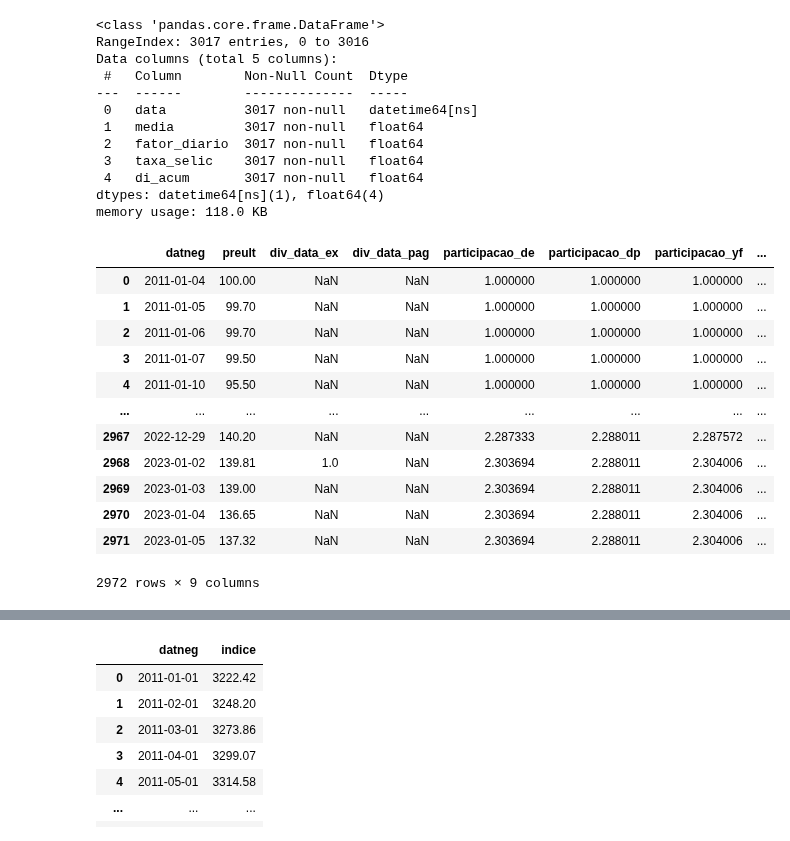
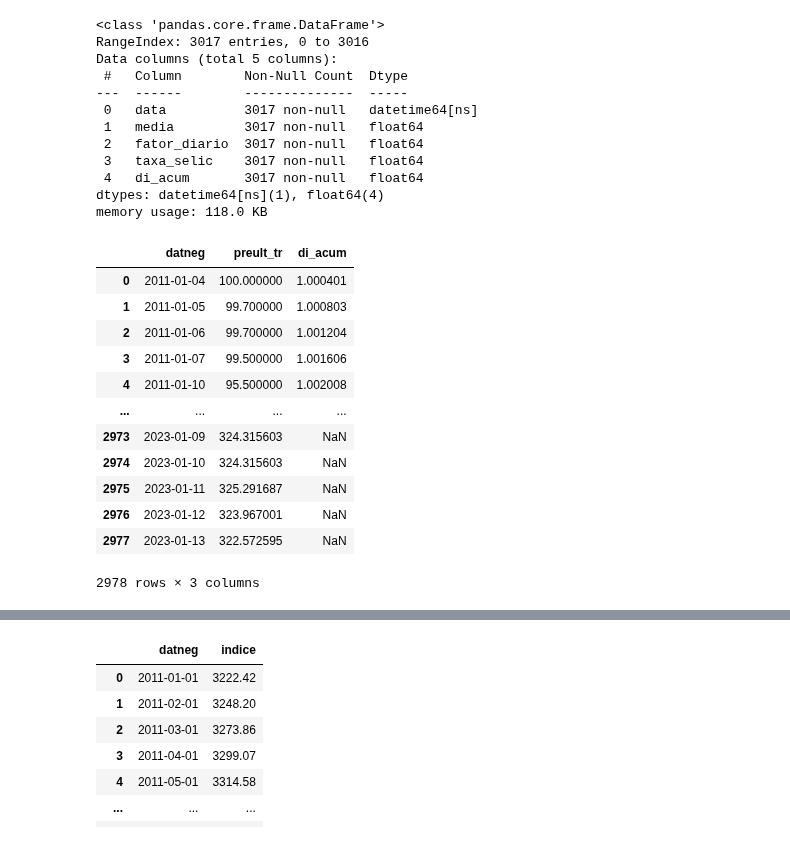
Before and after one commit to crdcj/medium, a Jupyter notebook: KNRI_PERF/knri.ipynb, the cells around one changed output, grey strips where cells are left out. Drawn from its saved outputs; the diff is of its cells as text; code cells hidden in the pictures.

```diff
--- a/KNRI_PERF/knri.ipynb
+++ b/KNRI_PERF/knri.ipynb
@@ -5,10 +5,10 @@ from evento import ajustar_datas
 # %%
 # Fundo sem histórico completo de preços no Yahoo Finance
 # Carregar histórico da B3
-precos = (
-    pd.read_csv('data/knri.csv', parse_dates=['datneg'])
+cotas = (
+    pd.read_csv('./data/knri_tr.csv', parse_dates=['datneg'])
     # a série da B3 começa em "2010-12-01" -> vamos começar em "2011-01-01"
     .query('datneg >= "2011-01-01"')
 )
-precos
+cotas
 # %% [output]
@@ -408,20 +97,20 @@ Data columns (total 5 columns):
 dtypes: datetime64[ns](1), float64(4)
 memory usage: 118.0 KB
 # %%
-tr = tr.merge(di[["data", "di_acum"]], how="left", left_on="datneg", right_on="data")
-tr.drop(columns=["data"], inplace=True)
-tr
+cotas = cotas.merge(di[["data", "di_acum"]], how="left", left_on="datneg", right_on="data")
+cotas.drop(columns=["data"], inplace=True)
+cotas
 # %% [output]
-|  | datneg | preult | div_data_ex | div_data_pag | participacao_de | participacao_dp | participacao_yf | ... |
-| 0 | 2011-01-04 | 100.00 | NaN | NaN | 1.000000 | 1.000000 | 1.000000 | ... |
-| 1 | 2011-01-05 | 99.70 | NaN | NaN | 1.000000 | 1.000000 | 1.000000 | ... |
-| 2 | 2011-01-06 | 99.70 | NaN | NaN | 1.000000 | 1.000000 | 1.000000 | ... |
-| 3 | 2011-01-07 | 99.50 | NaN | NaN | 1.000000 | 1.000000 | 1.000000 | ... |
-| 4 | 2011-01-10 | 95.50 | NaN | NaN | 1.000000 | 1.000000 | 1.000000 | ... |
-| ... | ... | ... | ... | ... | ... | ... | ... | ... |
-| 2967 | 2022-12-29 | 140.20 | NaN | NaN | 2.287333 | 2.288011 | 2.287572 | ... |
-| 2968 | 2023-01-02 | 139.81 | 1.0 | NaN | 2.303694 | 2.288011 | 2.304006 | ... |
-| 2969 | 2023-01-03 | 139.00 | NaN | NaN | 2.303694 | 2.288011 | 2.304006 | ... |
-| 2970 | 2023-01-04 | 136.65 | NaN | NaN | 2.303694 | 2.288011 | 2.304006 | ... |
-| 2971 | 2023-01-05 | 137.32 | NaN | NaN | 2.303694 | 2.288011 | 2.304006 | ... |
+|  | datneg | preult_tr | di_acum |
+| 0 | 2011-01-04 | 100.000000 | 1.000401 |
+| 1 | 2011-01-05 | 99.700000 | 1.000803 |
+| 2 | 2011-01-06 | 99.700000 | 1.001204 |
+| 3 | 2011-01-07 | 99.500000 | 1.001606 |
+| 4 | 2011-01-10 | 95.500000 | 1.002008 |
+| ... | ... | ... | ... |
+| 2973 | 2023-01-09 | 324.315603 | NaN |
+| 2974 | 2023-01-10 | 324.315603 | NaN |
+| 2975 | 2023-01-11 | 325.291687 | NaN |
+| 2976 | 2023-01-12 | 323.967001 | NaN |
+| 2977 | 2023-01-13 | 322.572595 | NaN |
-2972 rows × 9 columns
+2978 rows × 3 columns
```
Also changed, not shown: parts of 30 cells of this notebook, 4 other files.
